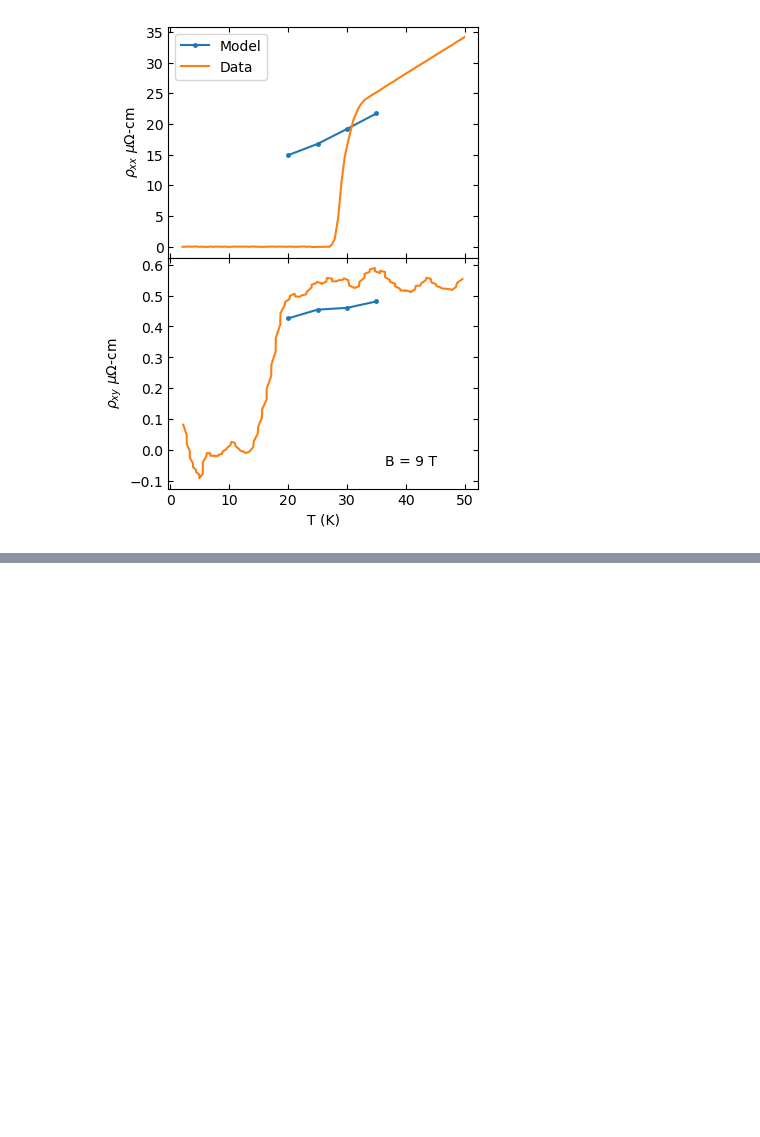
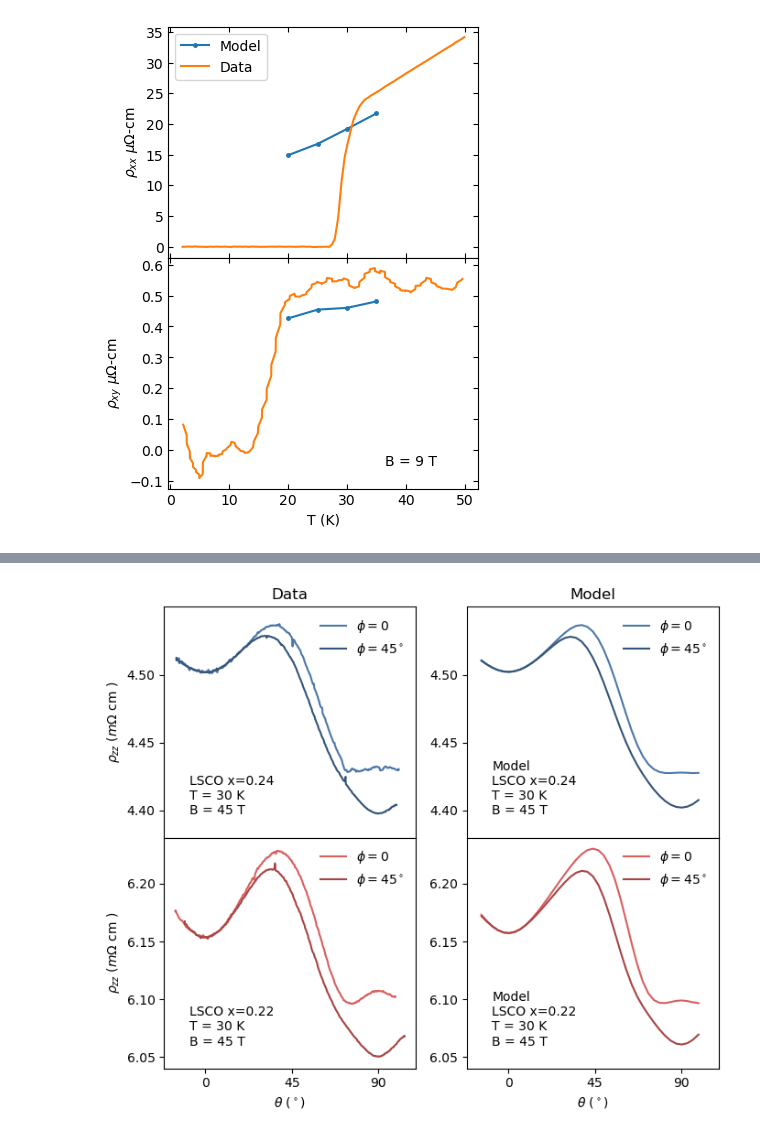
Before and after one commit to sahaskamat/boltzmann_transport, a Jupyter notebook: fitting/plot_pipizero.ipynb, the cells around one changed output, grey strips where cells are left out. Cells and saved outputs as stored; diff of their text form; code cells hidden in the pictures; blank space fills up the shorter version.

Commit message:
added plots for magnet time proposal to pipizero notebook

```diff
--- a/fitting/plot_pipizero.ipynb
+++ b/fitting/plot_pipizero.ipynb
@@ -254,0 +319,5 @@ for ax in axes:
+# %%
+data_theta_phi0_30K_22perc,data_phi0_30K_22perc = np.loadtxt(repository_directory+"data/admr_data/2601C/2601C_phi0_T30K_B45.0T.txt",unpack=True,skiprows=1,delimiter=",",usecols=(0,1))
+data_theta_phi45_30K_22perc,data_phi45_30K_22perc = np.loadtxt(repository_directory+"data/admr_data/2601C/2601C_phi45_T30K_B45.0T.txt",unpack=True,skiprows=1,delimiter=",",usecols=(0,1))
+
+fit_phi0_30K_22perc,fit_phi45_30K_22perc,fit_theta_30K_22perc = create_data((0.03052,7.7,13.5,0.1523052248981892,7.694942153701261))
@@ -254,0 +332,56 @@ for ax in axes:
+# %%
+red = "#D95F5F"
+dark_red = "#A94444"
+
+blue = "#4C78A8"
+dark_blue = "#345578"
+# %%
+#making panel for magnet time proposal
+
+fig,axes = plt.subplots(nrows=2,ncols=2,figsize=(7,6), sharex=True, gridspec_kw={'hspace': 0})
+
+axes[0,0].plot(data_theta_phi0_30K,data_phi0_30K,color=blue,label=r"$\phi=0$")
+axes[0,0].plot(data_theta_phi45_30K,data_phi45_30K,color=dark_blue,label=r"$\phi=45^\circ$")
+axes[1,0].plot(data_theta_phi0_30K_22perc,data_phi0_30K_22perc,color=red,label=r"$\phi=0$")
+axes[1,0].plot(data_theta_phi45_30K_22perc,data_phi45_30K_22perc,color=dark_red,label=r"$\phi=45^\circ$")
+
+axes[0,1].plot(fit_theta_30K,fit_phi0_30K,color=blue,label=r"$\phi=0$")
+axes[0,1].plot(fit_theta_30K,fit_phi45_30K,color=dark_blue,label=r"$\phi=45^\circ$")
+axes[1,1].plot(fit_theta_30K_22perc,fit_phi0_30K_22perc,color=red,label=r"$\phi=0$")
+axes[1,1].plot(fit_theta_30K_22perc,fit_phi45_30K_22perc,color=dark_red,label=r"$\phi=45^\circ$")
+
+#put xlabels on bottom row
+for ax in axes[1,:]:
+    ax.set_xlabel(r'$\theta$ ($^\circ$)')
+    ax.set_xticks([0, 45, 90])
+
+#put ylabels on left column
+for ax in axes[:,0]:
+    ax.set_ylabel(r"$\rho_{zz}$ ($m\Omega$ cm )")
+
+#make ylims the same for each row
+for ax in axes[0,:]:
+    ax.set_ylim(4.38,4.55)
+    ax.set_yticks([4.4,4.45,4.5])
+
+for ax in axes[1,:]:
+    ax.set_ylim(6.04,6.24)
+    ax.set_yticks([6.05,6.1,6.15,6.2])
+
+axes[0,0].text(0.1,0.1,"LSCO x=0.24\nT = 30 K\nB = 45 T",transform=axes[0,0].transAxes)
+axes[1,0].text(0.1,0.1,"LSCO x=0.22\nT = 30 K\nB = 45 T",transform=axes[1,0].transAxes)
+
+axes[0,1].text(0.1,0.1,"Model\nLSCO x=0.24\nT = 30 K\nB = 45 T",transform=axes[0,1].transAxes)
+axes[1,1].text(0.1,0.1,"Model\nLSCO x=0.22\nT = 30 K\nB = 45 T",transform=axes[1,1].transAxes)
+
+axes[0,0].set_title("Data")
+axes[0,1].set_title("Model")
+
+#put legends on all axes
+for ax in axes.flatten():
+    ax.legend(loc="upper right",fontsize=10,frameon=False)
+
+fig.tight_layout()
+fig.savefig("data_for_proposal.png",dpi=300,bbox_inches='tight')
+# %% [output]
+[figure, added]
```
Also changed, not shown: parts of 4 cells of this notebook.
